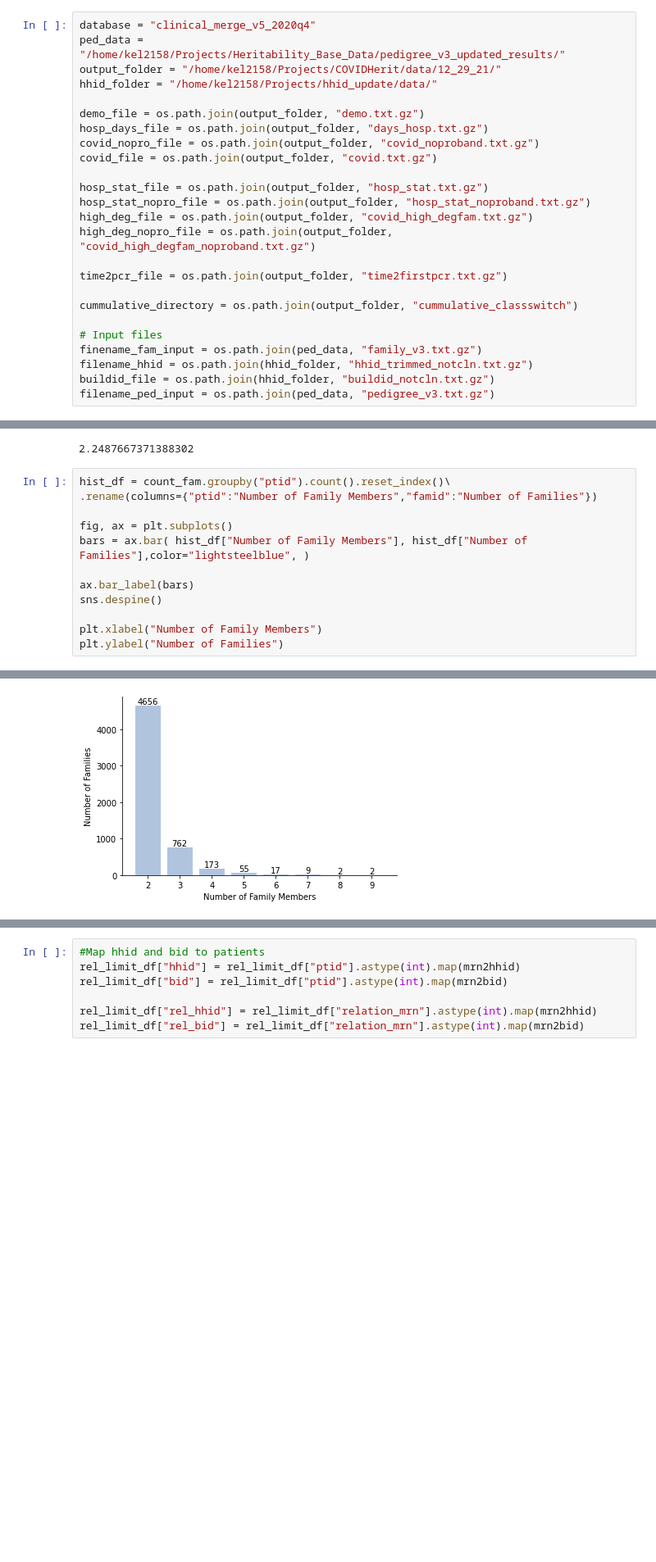
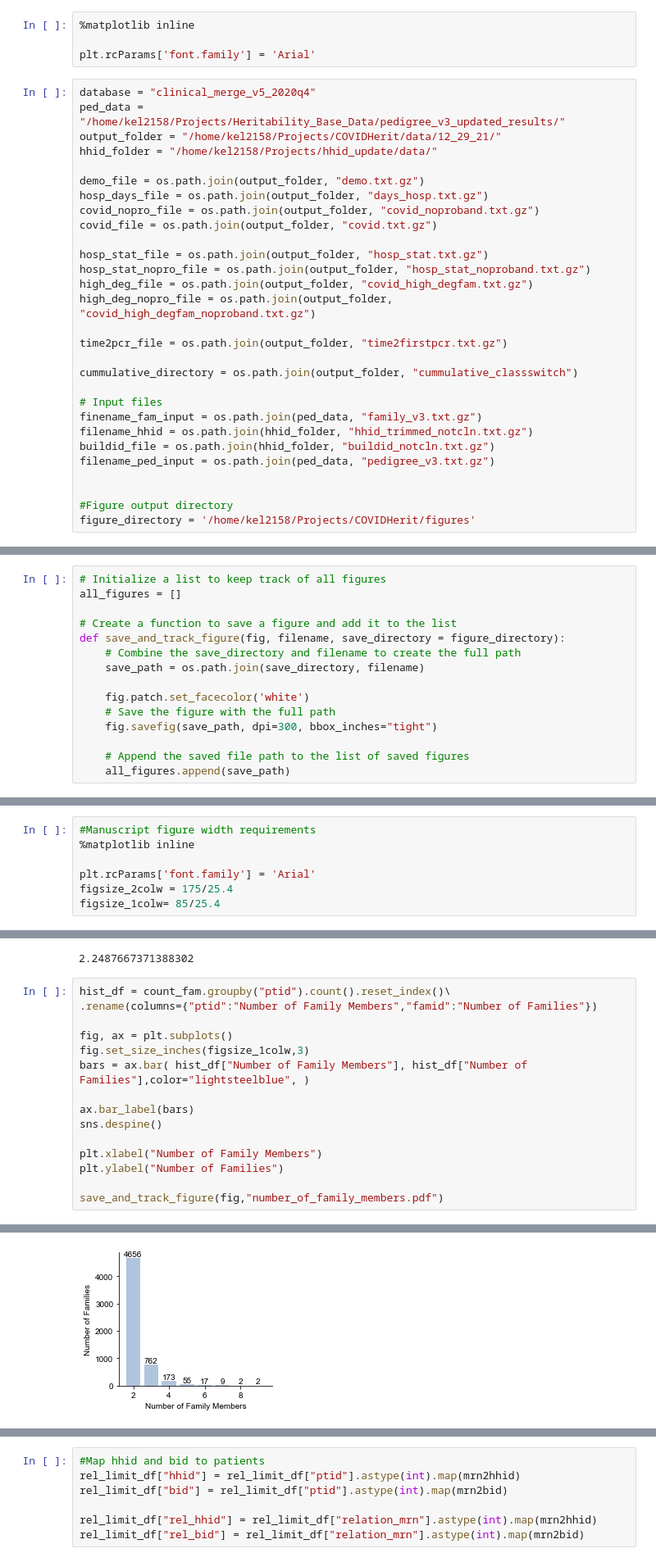
Before and after one commit to tatonetti-lab/covid-h2o, a Jupyter notebook: manuscript_demo_graphs.ipynb, the cells around one changed output, grey strips where cells are left out. Shown at 82% size. Drawn from its saved outputs; the diff is of its cells as text; blank space fills up the shorter version.

Commit message:
updated graphs

```diff
--- a/manuscript_demo_graphs.ipynb
+++ b/manuscript_demo_graphs.ipynb
@@ -28,3 +24,7 @@ python_version()
+# %%
+%matplotlib inline
+
+plt.rcParams['font.family'] = 'Arial'
 # %%
 database = "clinical_merge_v5_2020q4"
 ped_data = "/home/kel2158/Projects/Heritability_Base_Data/pedigree_v3_updated_results/"
@@ -50,6 +50,10 @@ finename_fam_input = os.path.join(ped_data, "family_v3.txt.gz")
 filename_hhid = os.path.join(hhid_folder, "hhid_trimmed_notcln.txt.gz")
 buildid_file = os.path.join(hhid_folder, "buildid_notcln.txt.gz")
 filename_ped_input = os.path.join(ped_data, "pedigree_v3.txt.gz")
+
+
+#Figure output directory
+figure_directory = '/home/kel2158/Projects/COVIDHerit/figures'
 # %%
 def return_sign_in(login_loc = '/home/kel2158/login.txt'):
     login_dict = dict()
@@ -201,6 +205,21 @@ db.close()
 server.stop()
 # %% [markdown]
 ## Functions
+# %%
+# Initialize a list to keep track of all figures
+all_figures = []
+
+# Create a function to save a figure and add it to the list
+def save_and_track_figure(fig, filename, save_directory = figure_directory):
+    # Combine the save_directory and filename to create the full path
+    save_path = os.path.join(save_directory, filename)
+
+    fig.patch.set_facecolor('white')
+    # Save the figure with the full path
+    fig.savefig(save_path, dpi=300, bbox_inches="tight")
+
+    # Append the saved file path to the list of saved figures
+    all_figures.append(save_path)
 # %%
 def pull_fam_count( pheno, df, print_res = True, \
                    return_fams_df=False, type_pheno="binary_withproband",
@@ -607,6 +632,13 @@ covnopro_limited_rel_df.groupby(["fe_race_eth"],dropna=False ).count()\
 import seaborn as sns
 import matplotlib.pyplot as plt
 import numpy as np
+# %%
+#Manuscript figure width requirements
+%matplotlib inline
+
+plt.rcParams['font.family'] = 'Arial'
+figsize_2colw = 175/25.4
+figsize_1colw= 85/25.4
 # %%
 #Average number of family members - use noproband covid susceptibility because includes max patients included
 count_fam = covnopro_limited_df.groupby(["famid"]).count()["ptid"].reset_index()
@@ -618,6 +650,7 @@ hist_df = count_fam.groupby("ptid").count().reset_index()\
 .rename(columns={"ptid":"Number of Family Members","famid":"Number of Families"})
 
 fig, ax = plt.subplots()
+fig.set_size_inches(figsize_1colw,3)
 bars = ax.bar( hist_df["Number of Family Members"], hist_df["Number of Families"],color="lightsteelblue", )
 
 ax.bar_label(bars)
@@ -625,4 +658,6 @@ sns.despine()
 
 plt.xlabel("Number of Family Members")
 plt.ylabel("Number of Families")
+
+save_and_track_figure(fig,"number_of_family_members.pdf")
 # %% [output]
@@ -630,4 +664,4 @@ Text(0, 0.5, 'Number of Families')
-[figure, old version]
+[figure, new version]
 # %%
 # Set the palette using the name of a palette:
 sns.set_palette("Blues")
```
Also changed, not shown: parts of 10 cells of this notebook, 2 other files.
